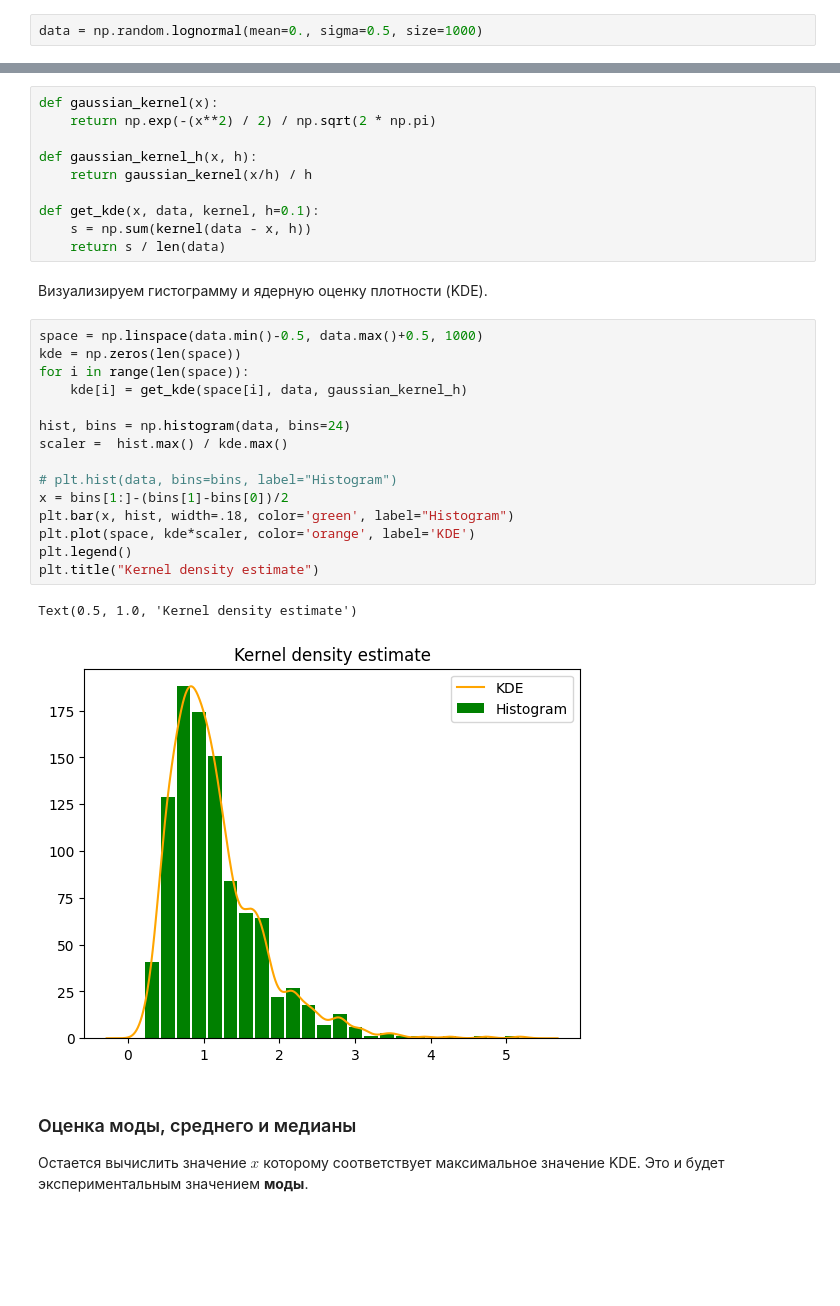
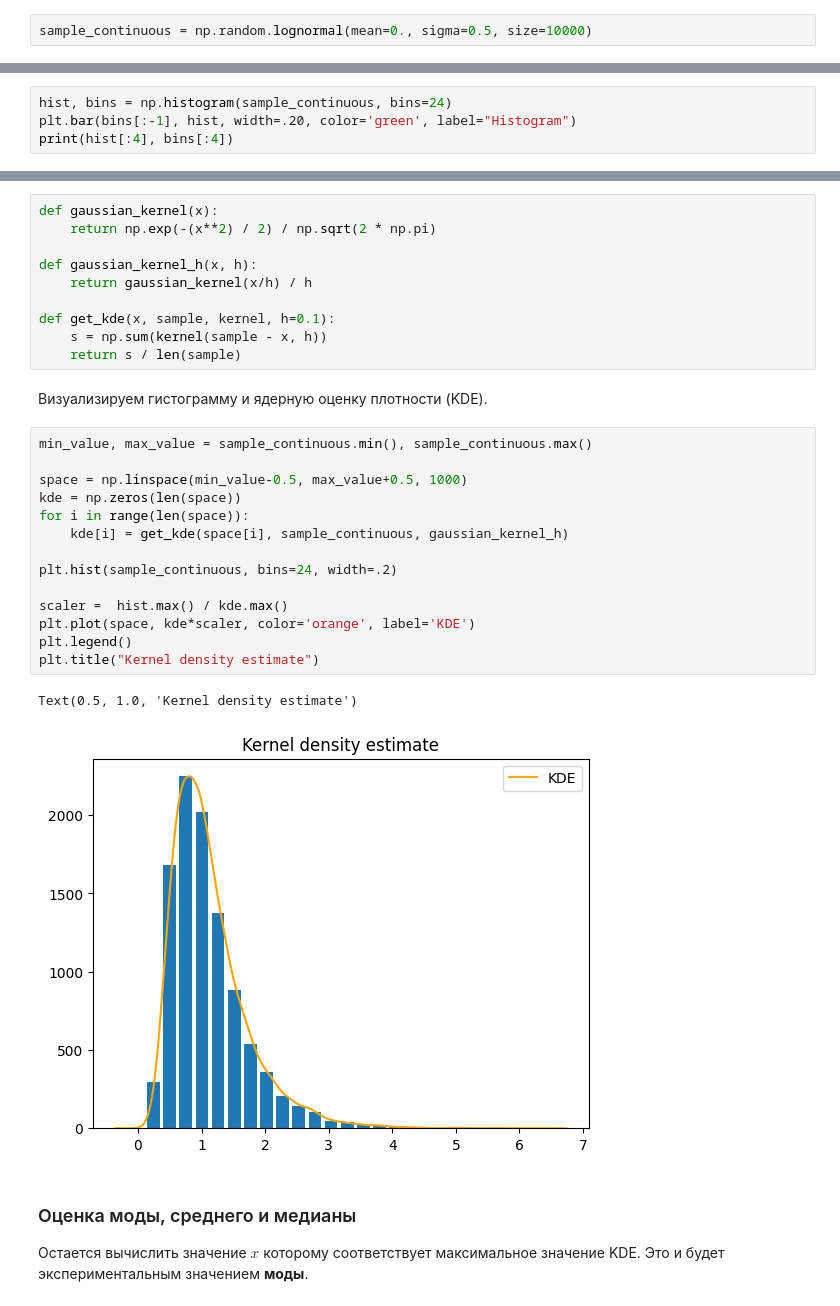
Before and after one commit to ordevoir/Data_Analysis, a Jupyter notebook: Random_Variables_base.ipynb, the cells around one changed output, grey strips where cells are left out. Saved outputs shown, nothing was run; the diff lists cells and outputs as text; blank space fills up the shorter version.

```diff
--- a/Random_Variables_base.ipynb
+++ b/Random_Variables_base.ipynb
@@ -451,2 +451,2 @@ Text(0, 0.5, 'PDF')
 # %%
-data = np.random.lognormal(mean=0., sigma=0.5, size=1000)
+sample_continuous = np.random.lognormal(mean=0., sigma=0.5, size=10000)
@@ -452,0 +478,4 @@ data = np.random.lognormal(mean=0., sigma=0.5, size=1000)
+# %%
+hist, bins = np.histogram(sample_continuous, bins=24)
+plt.bar(bins[:-1], hist, width=.20, color='green', label="Histogram")
+print(hist[:4], bins[:4])
@@ -470,29 +502,28 @@ def gaussian_kernel(x):
 def gaussian_kernel_h(x, h):
     return gaussian_kernel(x/h) / h
 
-def get_kde(x, data, kernel, h=0.1):
-    s = np.sum(kernel(data - x, h))
-    return s / len(data)
+def get_kde(x, sample, kernel, h=0.1):
+    s = np.sum(kernel(sample - x, h))
+    return s / len(sample)
 # %% [markdown]
 Визуализируем гистограмму и ядерную оценку плотности (KDE).
 # %%
-space = np.linspace(data.min()-0.5, data.max()+0.5, 1000)
+min_value, max_value = sample_continuous.min(), sample_continuous.max()
+
+space = np.linspace(min_value-0.5, max_value+0.5, 1000)
 kde = np.zeros(len(space))
 for i in range(len(space)):
-    kde[i] = get_kde(space[i], data, gaussian_kernel_h)
+    kde[i] = get_kde(space[i], sample_continuous, gaussian_kernel_h)
 
-hist, bins = np.histogram(data, bins=24)
+plt.hist(sample_continuous, bins=24, width=.2)
+
 scaler =  hist.max() / kde.max()
-
-# plt.hist(data, bins=bins, label="Histogram")
-x = bins[1:]-(bins[1]-bins[0])/2
-plt.bar(x, hist, width=.18, color='green', label="Histogram")
 plt.plot(space, kde*scaler, color='orange', label='KDE')
 plt.legend()
 plt.title("Kernel density estimate")
 # %% [output]
 Text(0.5, 1.0, 'Kernel density estimate')
-[figure, old version]
+[figure, new version]
 # %% [markdown]
 ### Оценка моды, среднего и медианы
 
```
Also changed, not shown: parts of 29 cells of this notebook.
